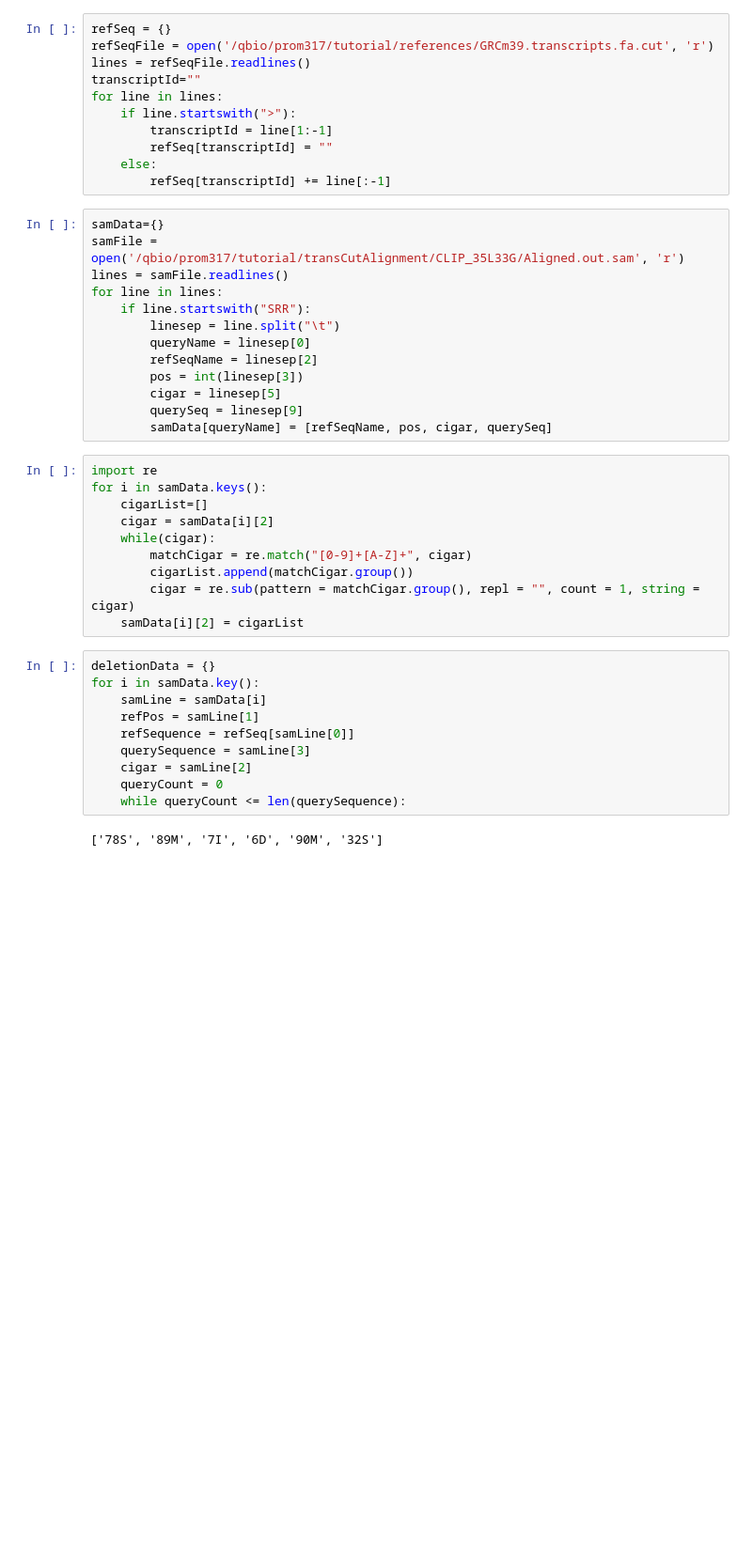
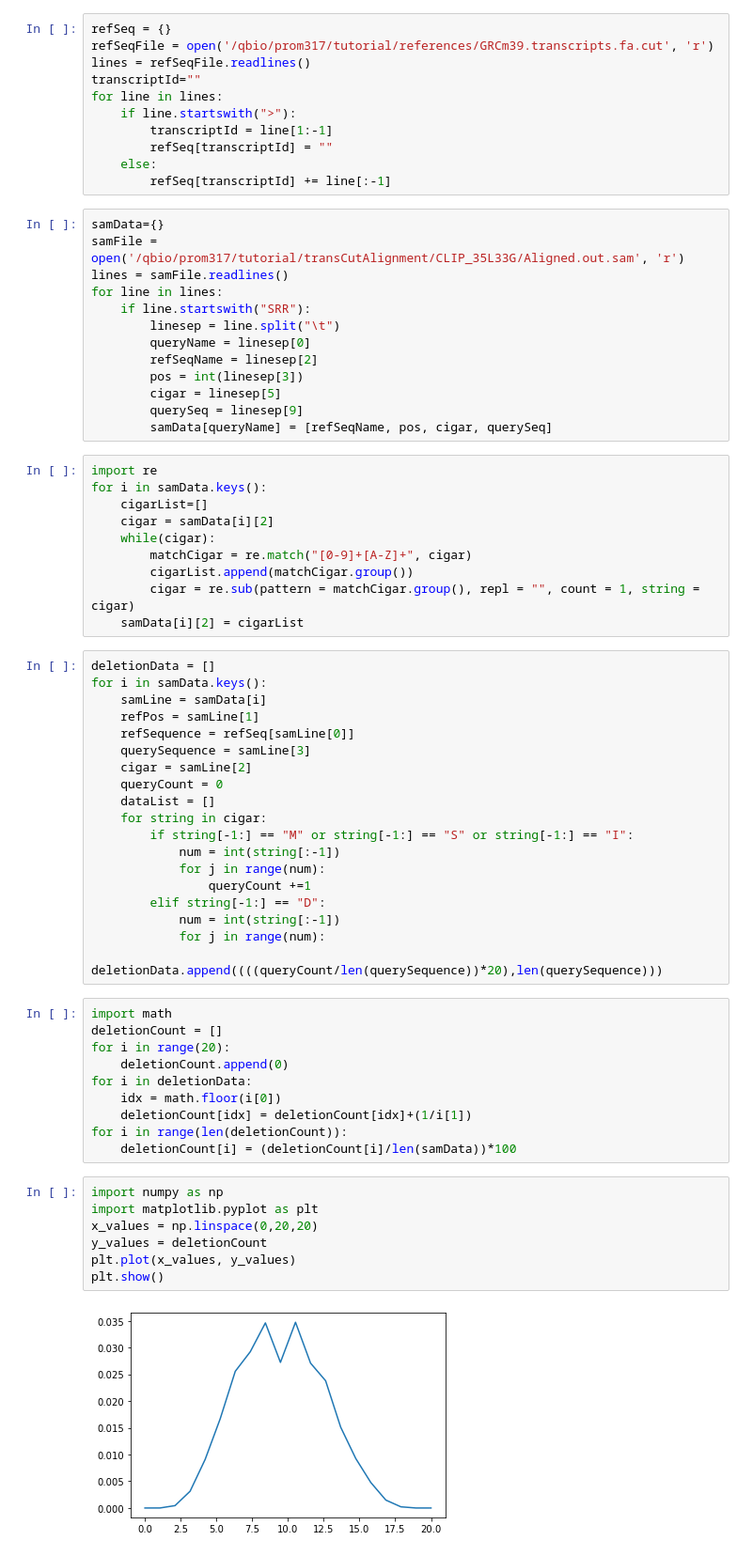
Before and after one commit to JH317/21SpringIntern, a Jupyter notebook: FigureS2CD/FigureS2CD.ipynb, the cells around one changed output. Shown: that part at 94% size. Drawn from its saved outputs; the diff is of its cells as text; blank space fills up the shorter version.

Commit message:
Figure S2C

```diff
--- a/FigureS2CD/FigureS2CD.ipynb
+++ b/FigureS2CD/FigureS2CD.ipynb
@@ -33,14 +33,40 @@ for i in samData.keys():
         cigar = re.sub(pattern = matchCigar.group(), repl = "", count = 1, string = cigar)
     samData[i][2] = cigarList
 # %%
-deletionData = {}
-for i in samData.key():
+deletionData = []
+for i in samData.keys():
     samLine = samData[i]
     refPos = samLine[1]
     refSequence = refSeq[samLine[0]]
     querySequence = samLine[3]
     cigar = samLine[2]
     queryCount = 0
-    while queryCount <= len(querySequence):
+    dataList = []
+    for string in cigar:
+        if string[-1:] == "M" or string[-1:] == "S" or string[-1:] == "I":
+            num = int(string[:-1])
+            for j in range(num):
+                queryCount +=1
+        elif string[-1:] == "D":
+            num = int(string[:-1])
+            for j in range(num):
+                deletionData.append((((queryCount/len(querySequence))*20),len(querySequence)))
-# %% [output]
-['78S', '89M', '7I', '6D', '90M', '32S']
+# %%
+import math
+deletionCount = []
+for i in range(20):
+    deletionCount.append(0)
+for i in deletionData:
+    idx = math.floor(i[0])
+    deletionCount[idx] = deletionCount[idx]+(1/i[1])
+for i in range(len(deletionCount)):
+    deletionCount[i] = (deletionCount[i]/len(samData))*100
+# %%
+import numpy as np
+import matplotlib.pyplot as plt
+x_values = np.linspace(0,20,20)
+y_values = deletionCount
+plt.plot(x_values, y_values)
+plt.show()
+# %% [output]
+[figure, added]
```
Also changed, not shown: parts of 7 cells of this notebook.
